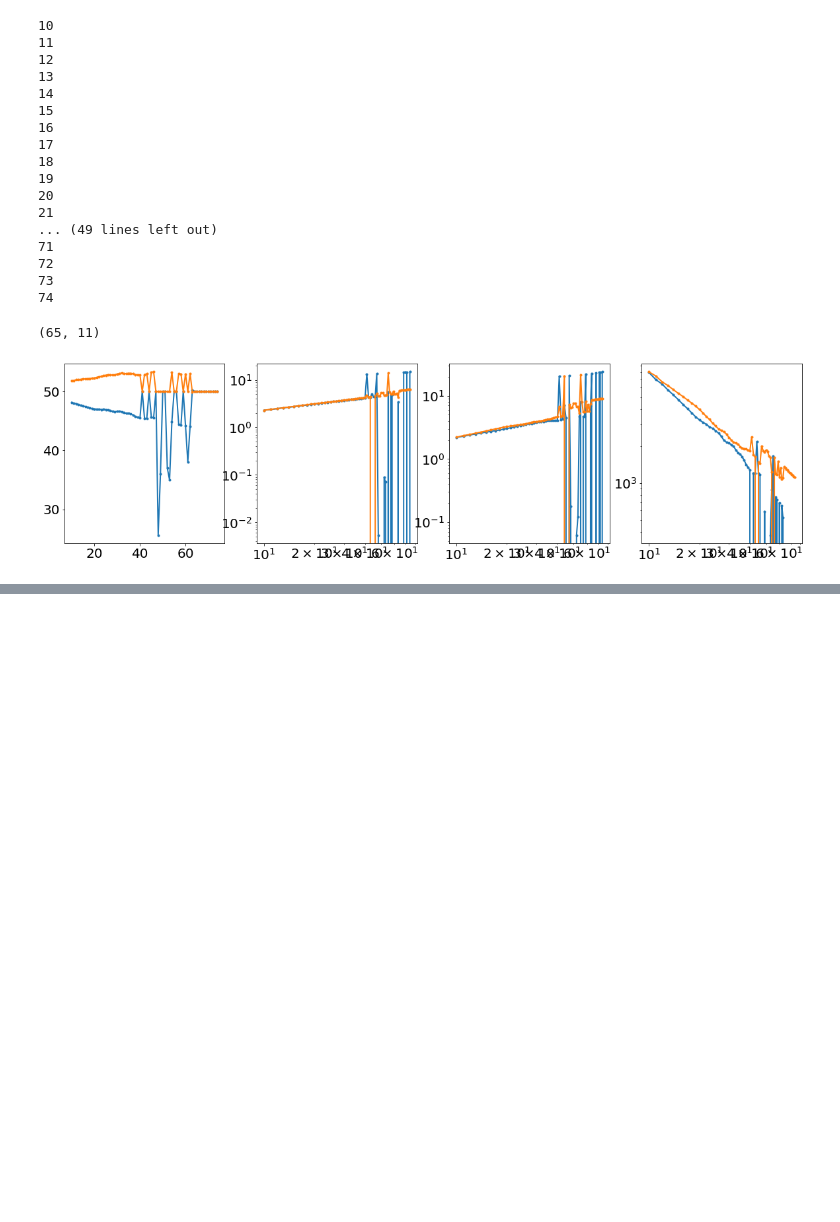
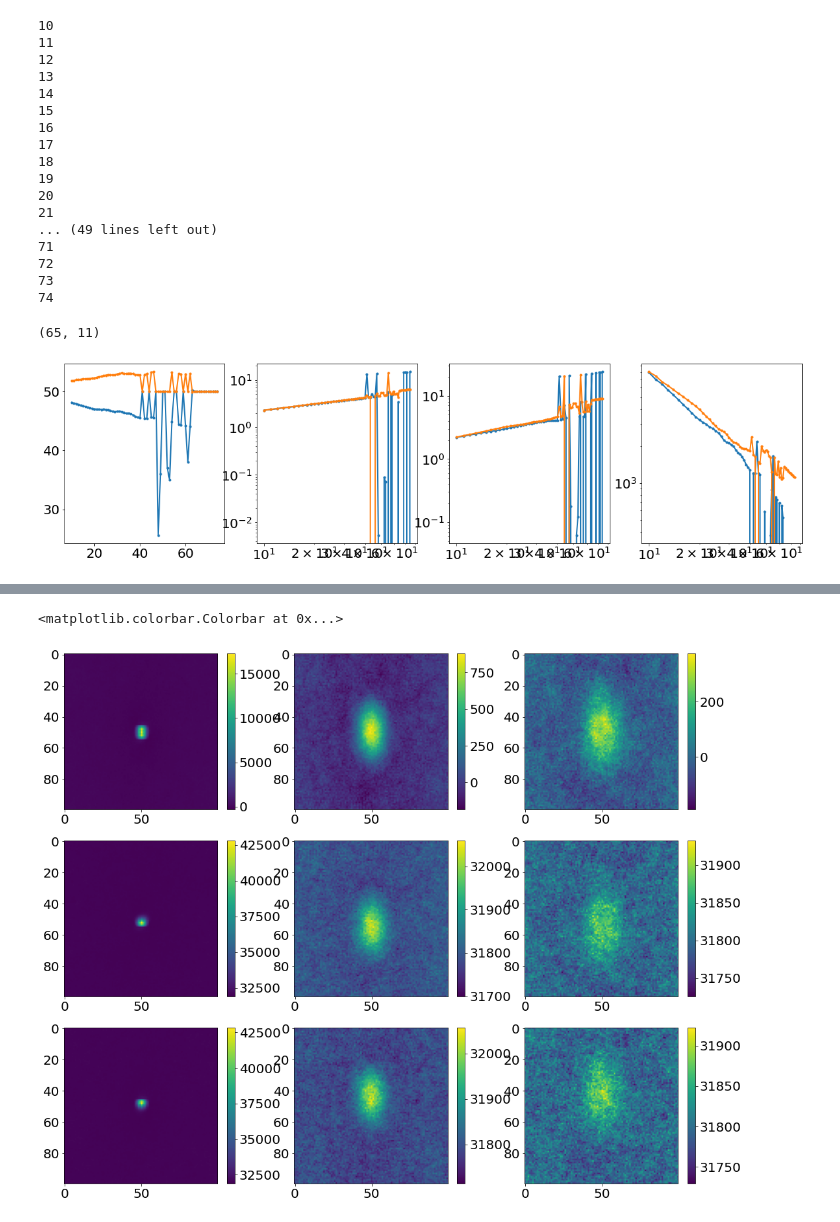
Before and after one commit to zsxqblz/SEP, a Jupyter notebook: visualization/visualization_240919.ipynb, the cells around one changed output, grey strips where cells are left out. Cells and saved outputs as stored; diff of their text form; code cells hidden in the pictures; blank space fills up the shorter version.

```diff
--- a/visualization/visualization_240919.ipynb
+++ b/visualization/visualization_240919.ipynb
@@ -506,0 +512,57 @@ plt.yscale('log')
+# %%
+i = 10
+file_name = "../data/240919/240919_%d_"%(30+i)
+x_l = np.loadtxt(file_name+'pcoor_scanx.csv',skiprows=1)
+y_l = np.loadtxt(file_name+'pcoor_scany.csv',skiprows=1)
+t_l = np.loadtxt(file_name+'pcoor_scanz.csv',skiprows=1)
+raw = np.loadtxt(file_name+'pcoor_data.csv',skiprows=1,delimiter=',')
+pcoor = raw.reshape((len(x_l),len(y_l),len(t_l)),order='F')
+raw = np.loadtxt(file_name+'ncoor_data.csv',skiprows=1,delimiter=',')
+ncoor = raw.reshape((len(x_l),len(y_l),len(t_l)),order='F')
+raw = np.loadtxt(file_name+'scoor_data.csv',skiprows=1,delimiter=',')
+scoor = raw.reshape((len(x_l),len(y_l),len(t_l)),order='F')
+# %%
+t1 = 4
+t2 = 50
+t3 = 100
+
+plt.figure(figsize=(18,15))
+plt.subplot(3,3,1)
+scoor_r = np.roll(scoor[:,:,t1],(int(len(x_l)/2),int(len(y_l)/2)),(0,1)).T
+plt.imshow(scoor_r,aspect='auto')
+plt.colorbar()
+plt.subplot(3,3,2)
+scoor_r = np.roll(scoor[:,:,t2],(int(len(x_l)/2),int(len(y_l)/2)),(0,1)).T
+plt.imshow(scoor_r,aspect='auto')
+plt.colorbar()
+plt.subplot(3,3,3)
+scoor_r = np.roll(scoor[:,:,t3],(int(len(x_l)/2),int(len(y_l)/2)),(0,1)).T
+plt.imshow(scoor_r,aspect='auto')
+plt.colorbar()
+plt.subplot(3,3,4)
+pcoor_r = np.roll(pcoor[:,:,t1],(int(len(x_l)/2),int(len(y_l)/2)),(0,1)).T
+plt.imshow(pcoor_r,aspect='auto')
+plt.colorbar()
+plt.subplot(3,3,5)
+pcoor_r = np.roll(pcoor[:,:,t2],(int(len(x_l)/2),int(len(y_l)/2)),(0,1)).T
+plt.imshow(pcoor_r,aspect='auto')
+plt.colorbar()
+plt.subplot(3,3,6)
+pcoor_r = np.roll(pcoor[:,:,t3],(int(len(x_l)/2),int(len(y_l)/2)),(0,1)).T
+plt.imshow(pcoor_r,aspect='auto')
+plt.colorbar()
+plt.subplot(3,3,7)
+ncoor_r = np.roll(ncoor[:,:,t1],(int(len(x_l)/2),int(len(y_l)/2)),(0,1)).T
+plt.imshow(ncoor_r,aspect='auto')
+plt.colorbar()
+plt.subplot(3,3,8)
+ncoor_r = np.roll(ncoor[:,:,t2],(int(len(x_l)/2),int(len(y_l)/2)),(0,1)).T
+plt.imshow(ncoor_r,aspect='auto')
+plt.colorbar()
+plt.subplot(3,3,9)
+ncoor_r = np.roll(ncoor[:,:,t3],(int(len(x_l)/2),int(len(y_l)/2)),(0,1)).T
+plt.imshow(ncoor_r,aspect='auto')
+plt.colorbar()
+# %% [output]
+<matplotlib.colorbar.Colorbar at 0x...>
+[figure, added]
```
Also changed, not shown: parts of 6 cells of this notebook, 3 other files.
